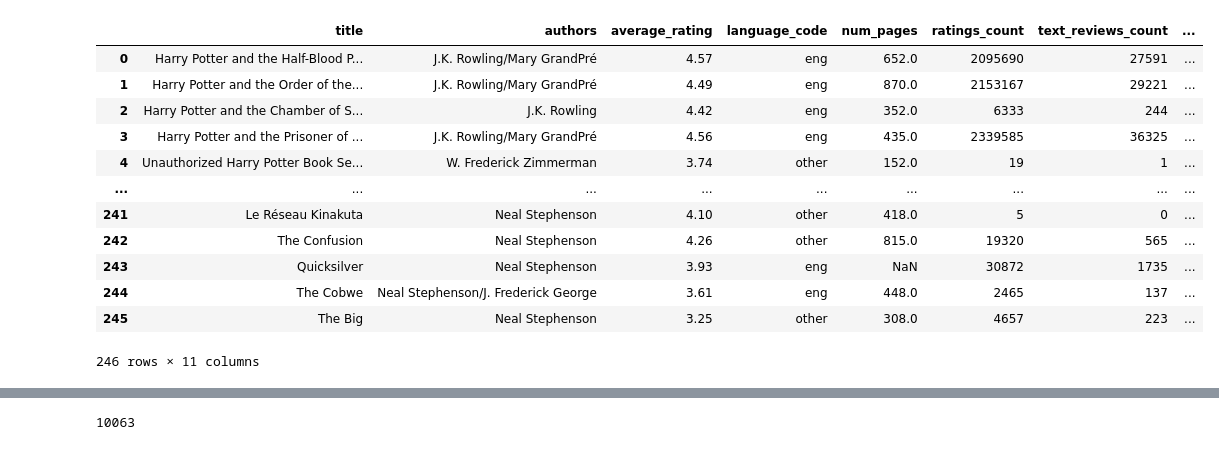
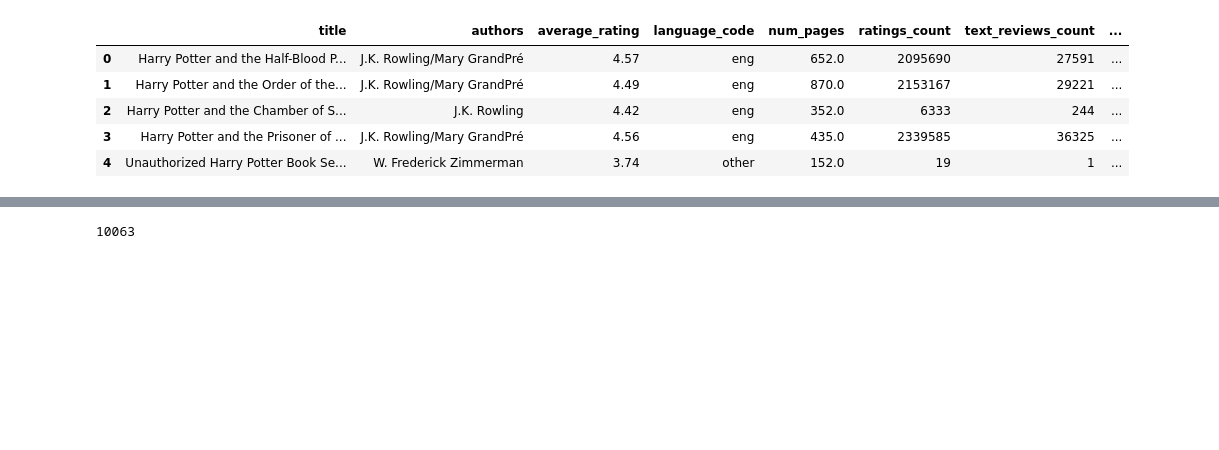
Before and after one commit to AlexGorel/IDE_NEW, a Jupyter notebook: Домашнее задание. Этап 1/HW220924.ipynb, the cells around one changed output, grey strips where cells are left out. Saved outputs shown, nothing was run; the diff lists cells and outputs as text; code cells hidden in the pictures; blank space fills up the shorter version.

```diff
--- a/Домашнее задание. Этап 1/HW220924.ipynb
+++ b/Домашнее задание. Этап 1/HW220924.ipynb
@@ -1,22 +1,15 @@
 # %%
 import pandas as pd
 import numpy as np
 df = pd.read_csv("C:\скил\DST-156\IDE_NEW\Домашнее задание. Этап 1/books.csv", index_col = "Unnamed: 0")
-df.head(246)
+df.head()
 # %% [output]
 |  | title | authors | average_rating | language_code | num_pages | ratings_count | text_reviews_count | ... |
 | 0 | Harry Potter and the Half-Blood P... | J.K. Rowling/Mary GrandPré | 4.57 | eng | 652.0 | 2095690 | 27591 | ... |
 | 1 | Harry Potter and the Order of the... | J.K. Rowling/Mary GrandPré | 4.49 | eng | 870.0 | 2153167 | 29221 | ... |
 | 2 | Harry Potter and the Chamber of S... | J.K. Rowling | 4.42 | eng | 352.0 | 6333 | 244 | ... |
 | 3 | Harry Potter and the Prisoner of ... | J.K. Rowling/Mary GrandPré | 4.56 | eng | 435.0 | 2339585 | 36325 | ... |
 | 4 | Unauthorized Harry Potter Book Se... | W. Frederick Zimmerman | 3.74 | other | 152.0 | 19 | 1 | ... |
-| ... | ... | ... | ... | ... | ... | ... | ... | ... |
-| 241 | Le Réseau Kinakuta | Neal Stephenson | 4.10 | other | 418.0 | 5 | 0 | ... |
-| 242 | The Confusion | Neal Stephenson | 4.26 | other | 815.0 | 19320 | 565 | ... |
-| 243 | Quicksilver | Neal Stephenson | 3.93 | eng | NaN | 30872 | 1735 | ... |
-| 244 | The Cobwe | Neal Stephenson/J. Frederick George | 3.61 | eng | 448.0 | 2465 | 137 | ... |
-| 245 | The Big | Neal Stephenson | 3.25 | other | 308.0 | 4657 | 223 | ... |
-246 rows × 11 columns
 # %%
 df.info()
 # %% [output]
```
Also changed, not shown: parts of 46 cells of this notebook, 6 other files.
